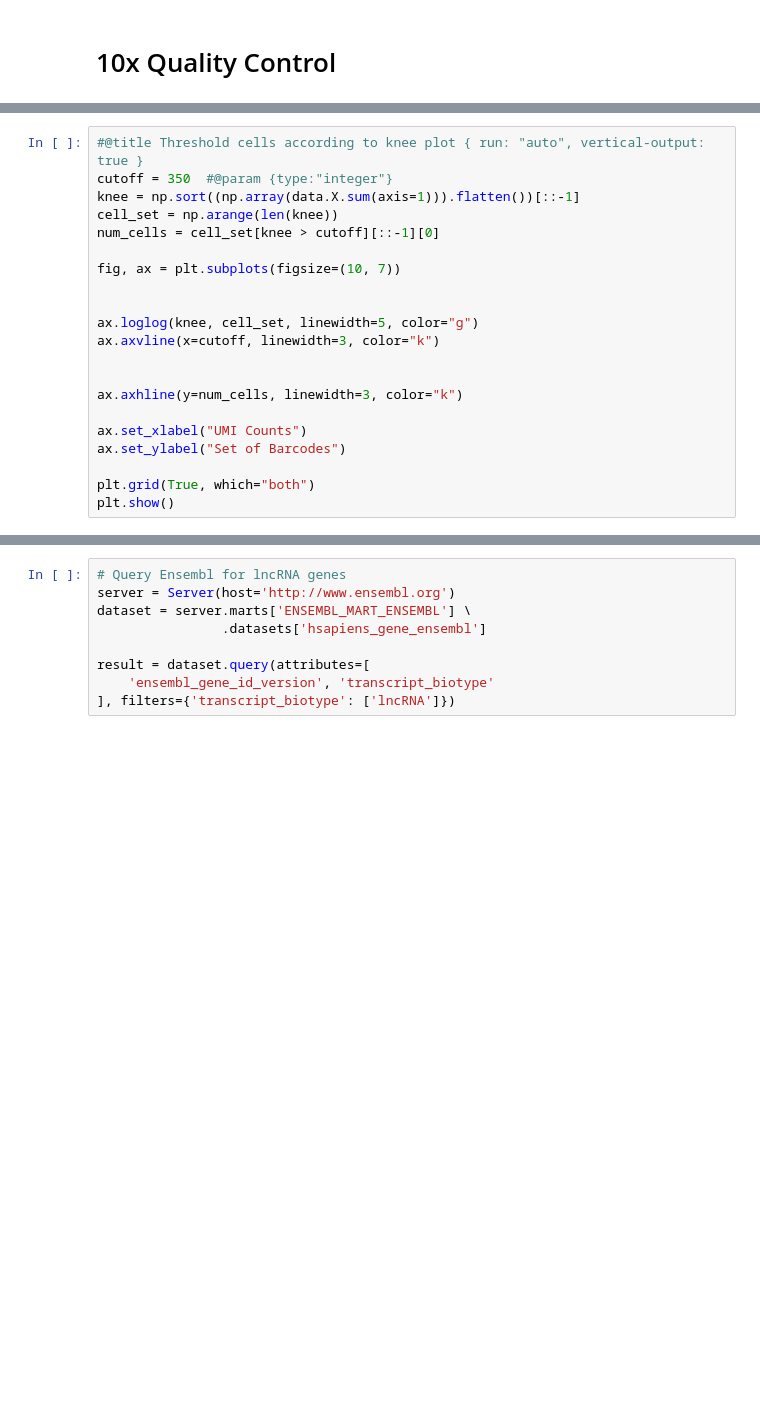
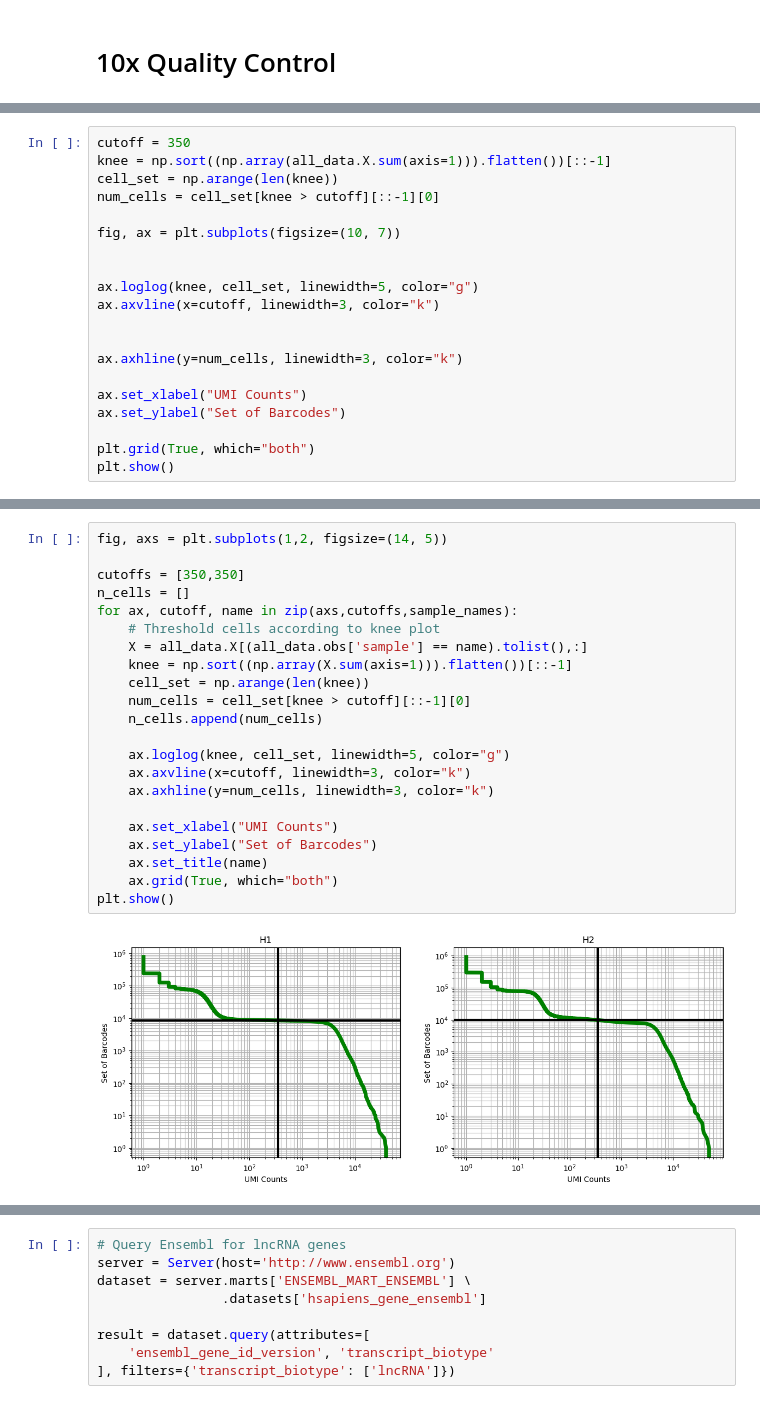
Before and after one commit to mcaskey6/10XvParse, a Jupyter notebook: Analysis 3/10x_test.ipynb, the cells around one changed output, grey strips where cells are left out. Saved outputs shown, nothing was run; the diff lists cells and outputs as text; blank space fills up the shorter version.

```diff
--- a/Analysis 3/10x_test.ipynb
+++ b/Analysis 3/10x_test.ipynb
@@ -187,7 +175,6 @@ plt.show()
 # %%
-#@title Threshold cells according to knee plot { run: "auto", vertical-output: true }
-cutoff = 350  #@param {type:"integer"}
-knee = np.sort((np.array(data.X.sum(axis=1))).flatten())[::-1]
+cutoff = 350
+knee = np.sort((np.array(all_data.X.sum(axis=1))).flatten())[::-1]
 cell_set = np.arange(len(knee))
 num_cells = cell_set[knee > cutoff][::-1][0]
 
@@ -213,0 +201,24 @@ print(f"{num_cells:,.0f} cells passed the {cutoff} UMI threshold")
+# %%
+fig, axs = plt.subplots(1,2, figsize=(14, 5))
+
+cutoffs = [350,350]
+n_cells = []
+for ax, cutoff, name in zip(axs,cutoffs,sample_names):
+    # Threshold cells according to knee plot
+    X = all_data.X[(all_data.obs['sample'] == name).tolist(),:]
+    knee = np.sort((np.array(X.sum(axis=1))).flatten())[::-1]
+    cell_set = np.arange(len(knee))
+    num_cells = cell_set[knee > cutoff][::-1][0]
+    n_cells.append(num_cells)
+
+    ax.loglog(knee, cell_set, linewidth=5, color="g")
+    ax.axvline(x=cutoff, linewidth=3, color="k")
+    ax.axhline(y=num_cells, linewidth=3, color="k")
+
+    ax.set_xlabel("UMI Counts")
+    ax.set_ylabel("Set of Barcodes")
+    ax.set_title(name)
+    ax.grid(True, which="both")
+plt.show()
+# %% [output]
+[figure, added]
```
Also changed, not shown: parts of 23 cells of this notebook, 7 other files.
